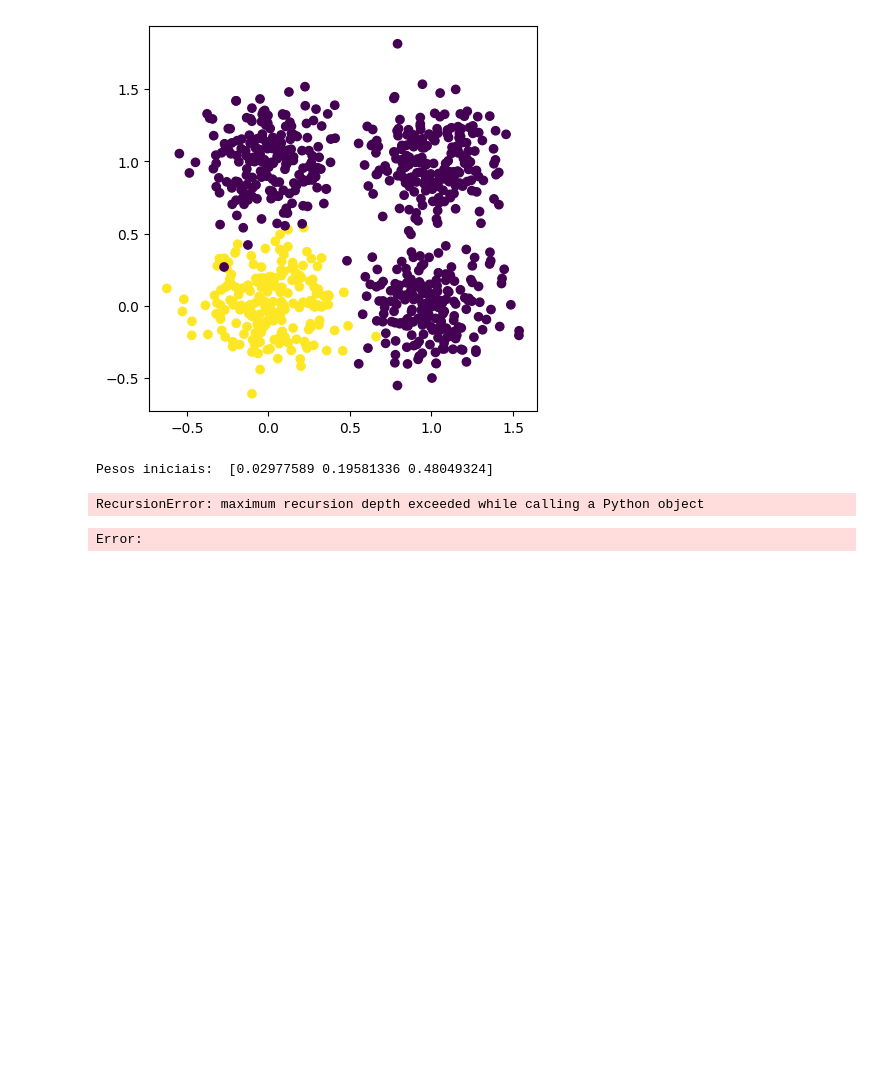
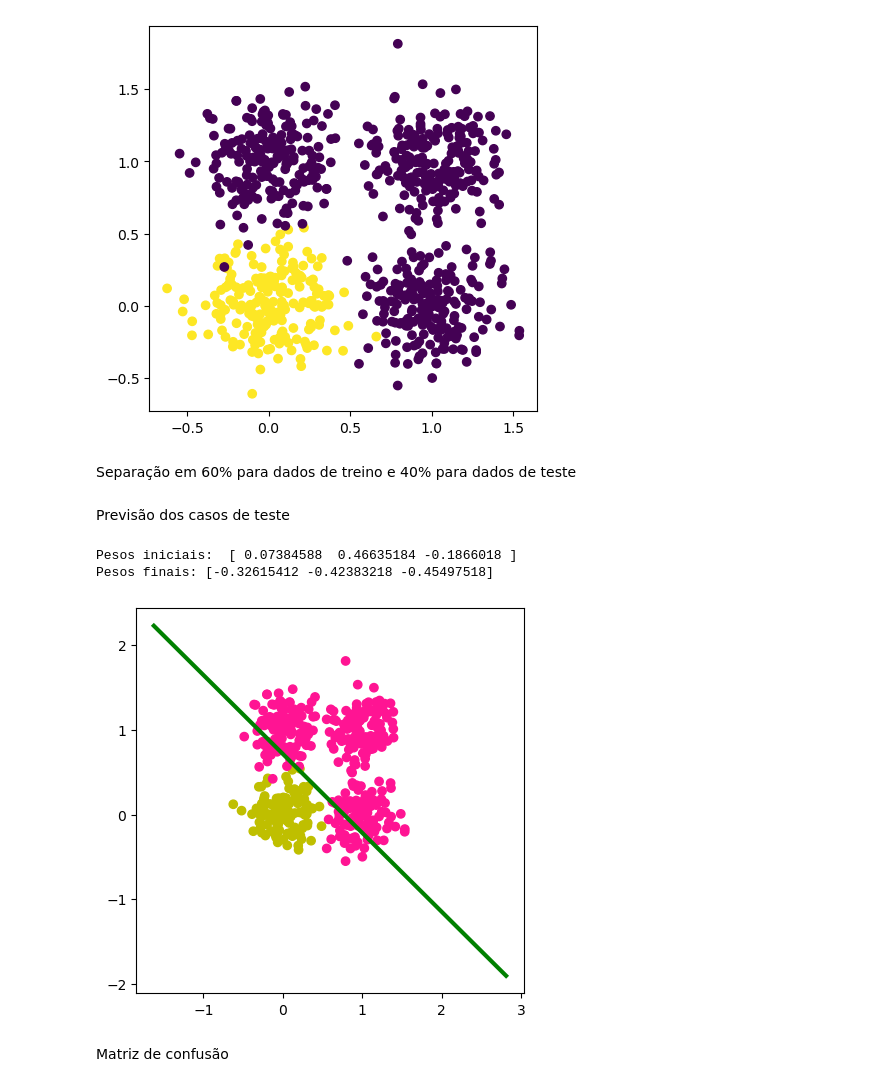
Before and after one commit to jfsbrandao/perceptron, a Jupyter notebook: perceptron_rna.ipynb, the cells around one changed output. Cells and saved outputs as stored; diff of their text form; code cells hidden in the pictures; blank space fills up the shorter version.

```diff
--- a/perceptron_rna.ipynb
+++ b/perceptron_rna.ipynb
@@ -326,18 +360,22 @@ ax.scatter(xs,ys,c=labels)
 plt.show()
 # %% [output]
 [figure]
+# %% [markdown]
+Separação em 60% para dados de treino e 40% para dados de teste
+# %%
+dataHoldout = np.fromfile('arquivos\dataHoldout.txt').reshape(-1,3)
+np.random.shuffle(dataHoldout)
+treino, teste = dataHoldout[:480], dataHoldout[480:]
+# %% [markdown]
+Previsão dos casos de teste
 # %%
-_dataHoldout = Perceptron(dataHoldout)
-_dataHoldout.learning()
-dataHoldout.visualize();
+_dataHoldout = Perceptron(treino)
+pesos = _dataHoldout.learning100()
+testes = _dataHoldout.predict(teste, len(teste)) #Valores retornados nas previsões
+_dataHoldout.visualize()
 # %% [output]
-Pesos iniciais:  [0.02977589 0.19581336 0.48049324]
+Pesos iniciais:  [ 0.07384588  0.46635184 -0.1866018 ]
+Pesos finais: [-0.32615412 -0.42383218 -0.45497518]
-RecursionError: maximum recursion depth exceeded while calling a Python object
+[figure, added]
-# %%
-s = dataHoldout.shape
-print(s[0]*0.7)
-print(s[0]*0.3)
-print(dataHoldout.shape)
-print(dataHoldout[0])
-# %% [output]
-Error:
+# %% [markdown]
+Matriz  de confusão
```
Also changed, not shown: parts of 18 cells of this notebook, 1 other file.
